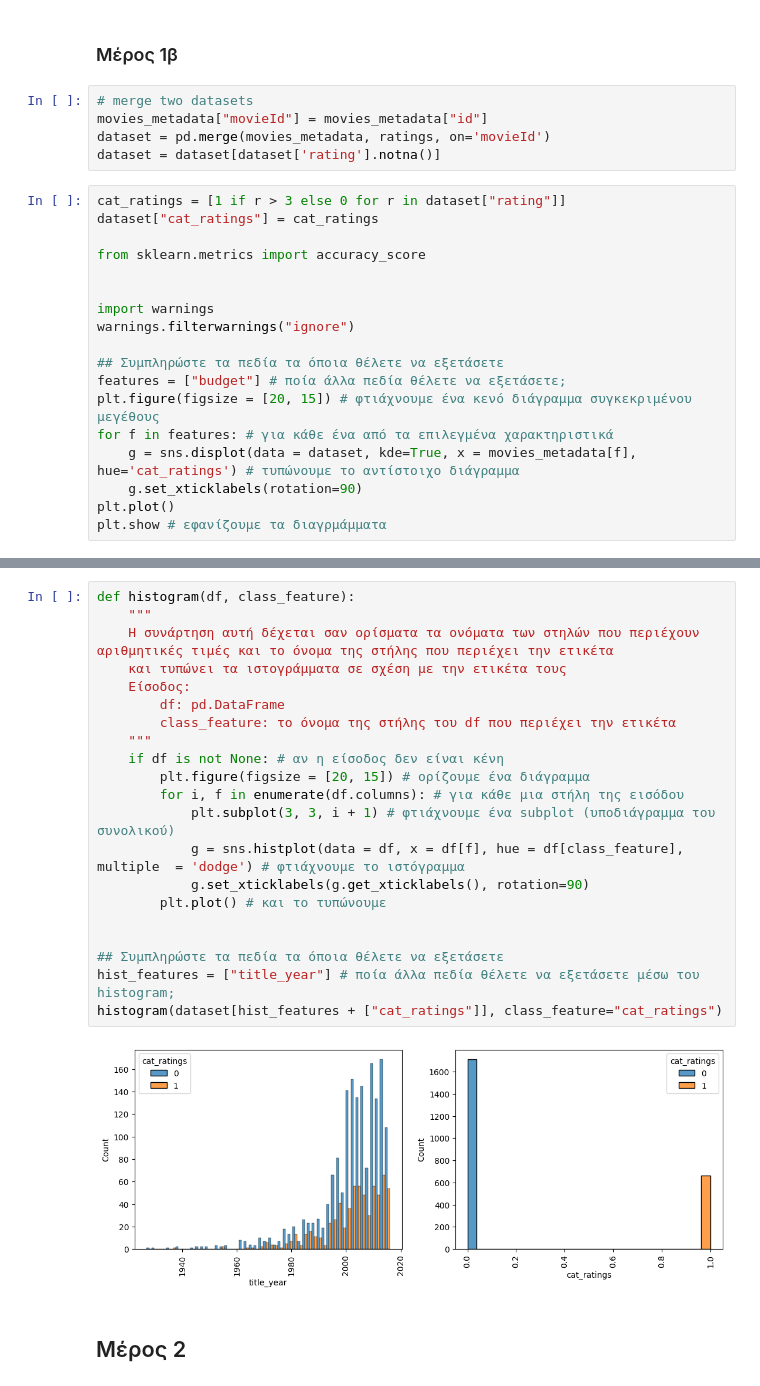
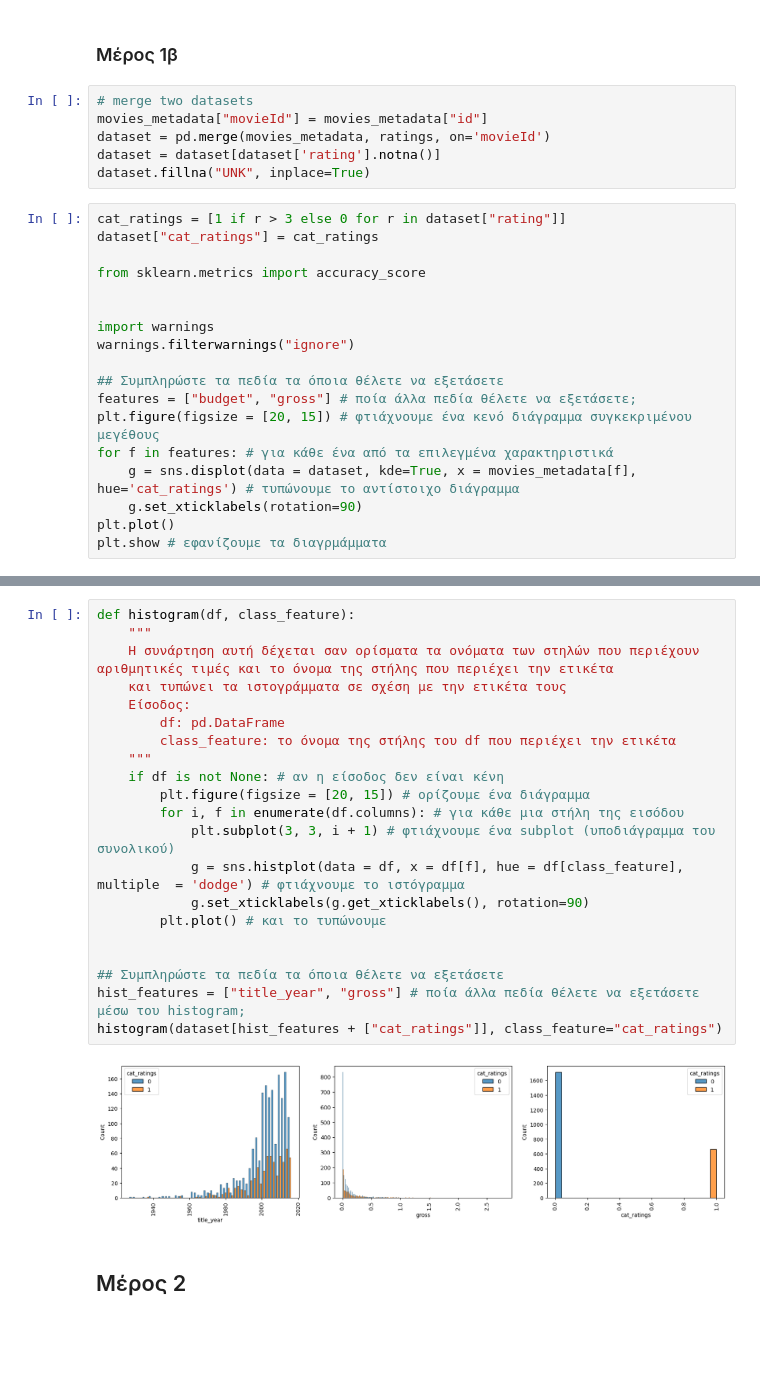
Before and after one commit to steltze/ai-lab, a Jupyter notebook: Lab3/AI_23_decision_trees_Student_Version.ipynb, the cells around one changed output, grey strips where cells are left out. Drawn from its saved outputs; the diff is of its cells as text; blank space fills up the shorter version.

```diff
--- a/Lab3/AI_23_decision_trees_Student_Version.ipynb
+++ b/Lab3/AI_23_decision_trees_Student_Version.ipynb
@@ -184,6 +199,7 @@ Datatypes: Integers.
 movies_metadata["movieId"] = movies_metadata["id"]
 dataset = pd.merge(movies_metadata, ratings, on='movieId')
 dataset = dataset[dataset['rating'].notna()]
+dataset.fillna("UNK", inplace=True)
 # %%
 cat_ratings = [1 if r > 3 else 0 for r in dataset["rating"]]
 dataset["cat_ratings"] = cat_ratings
@@ -195,7 +211,7 @@ import warnings
 warnings.filterwarnings("ignore")
 
 ## Συμπληρώστε τα πεδία τα όποια θέλετε να εξετάσετε
-features = ["budget"] # ποία άλλα πεδία θέλετε να εξετάσετε;
+features = ["budget", "gross"] # ποία άλλα πεδία θέλετε να εξετάσετε;
 plt.figure(figsize = [20, 15]) # φτιάχνουμε ένα κενό διάγραμμα συγκεκριμένου μεγέθους
 for f in features: # για κάθε ένα από τα επιλεγμένα χαρακτηριστικά
     g = sns.displot(data = dataset, kde=True, x = movies_metadata[f], hue='cat_ratings') # τυπώνουμε το αντίστοιχο διάγραμμα
@@ -209,25 +226,25 @@ plt.show # εφανίζουμε τα διαγρμάμματα
 # %%
 def histogram(df, class_feature):
     """
     Η συνάρτηση αυτή δέχεται σαν ορίσματα τα ονόματα των στηλών που περιέχουν αριθμητικές τιμές και το όνομα της στήλης που περιέχει την ετικέτα
     και τυπώνει τα ιστογράμματα σε σχέση με την ετικέτα τους
     Είσοδος:
         df: pd.DataFrame
         class_feature: το όνομα της στήλης του df που περιέχει την ετικέτα
     """
     if df is not None: # αν η είσοδος δεν είναι κένη
         plt.figure(figsize = [20, 15]) # ορίζουμε ένα διάγραμμα
         for i, f in enumerate(df.columns): # για κάθε μια στήλη της εισόδου
             plt.subplot(3, 3, i + 1) # φτιάχνουμε ένα subplot (υποδιάγραμμα του συνολικού)
             g = sns.histplot(data = df, x = df[f], hue = df[class_feature], multiple  = 'dodge') # φτιάχνουμε το ιστόγραμμα
             g.set_xticklabels(g.get_xticklabels(), rotation=90)
         plt.plot() # και το τυπώνουμε
 
 
 ## Συμπληρώστε τα πεδία τα όποια θέλετε να εξετάσετε
-hist_features = ["title_year"] # ποία άλλα πεδία θέλετε να εξετάσετε μέσω του histogram;
+hist_features = ["title_year", "gross"] # ποία άλλα πεδία θέλετε να εξετάσετε μέσω του histogram;
 histogram(dataset[hist_features + ["cat_ratings"]], class_feature="cat_ratings")
 # %% [output]
-[figure, old version]
+[figure, new version]
 # %% [markdown]
 ## Μέρος 2
```
Also changed, not shown: parts of 21 cells of this notebook.
